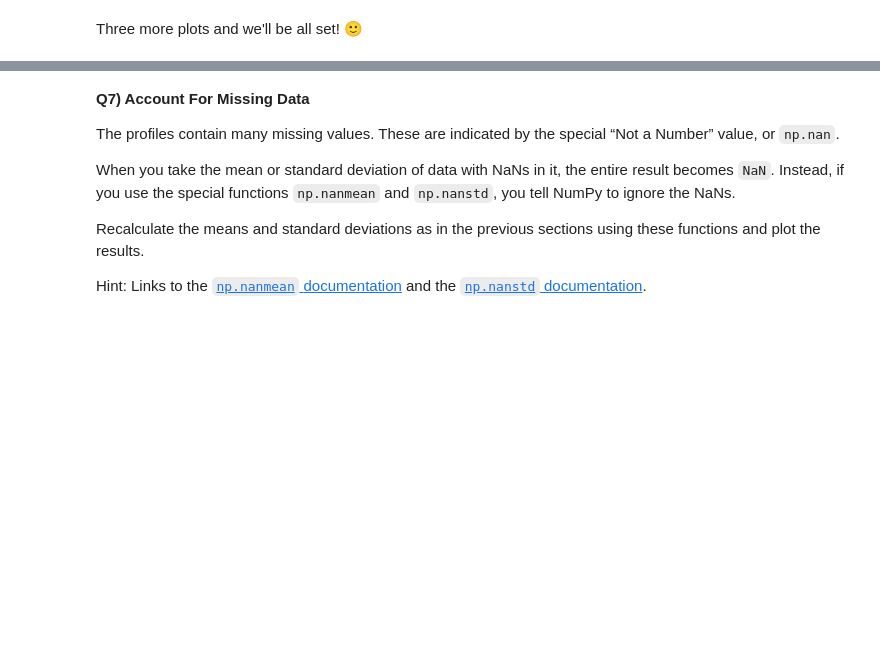
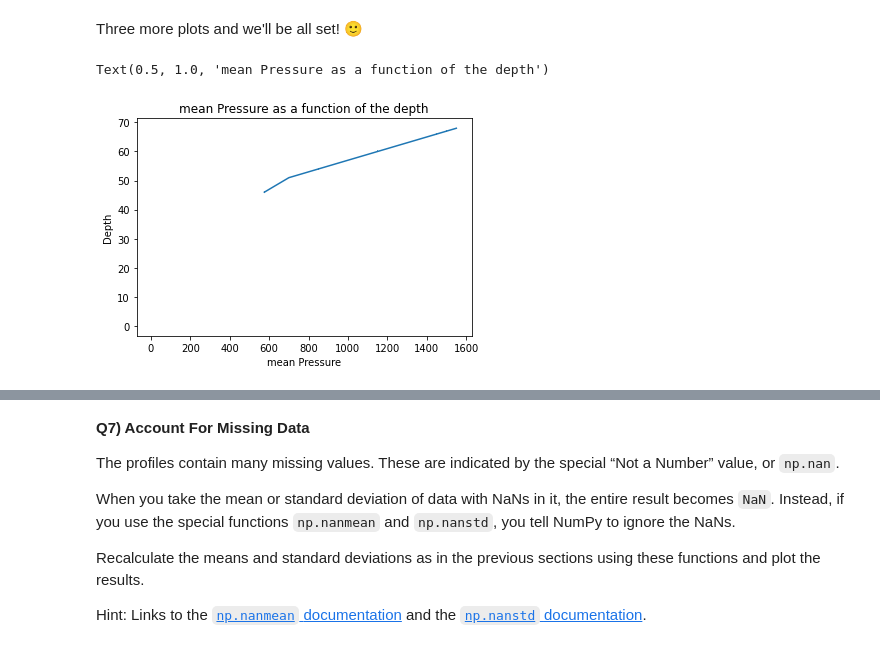
Before and after one commit to frouge1/2022_Intro_Python, a Jupyter notebook: Exercises/W2_S1.ipynb, the cells around one changed output, grey strips where cells are left out. Cells and saved outputs as stored; diff of their text form; code cells hidden in the pictures; blank space fills up the shorter version.

```diff
--- a/Exercises/W2_S1.ipynb
+++ b/Exercises/W2_S1.ipynb
@@ -244,2 +242,6 @@ ___
+# %%
+mean_P = np.mean(P,axis=1)
+mean_S = np.mean(S,axis=1)
+mean_rel_den = np.mean(rel_dens,axis=1)
 # %% [markdown]
 ... and the standard deviations.
@@ -265,2 +278,10 @@ plt.title(___)
 # %% [markdown]
 Three more plots and we'll be all set! 🙂
+# %%
+plt.errorbar(mean_P,level,xerr=P_std)
+plt.xlabel("mean Pressure")
+plt.ylabel("Depth")
+plt.title("mean Pressure as a function of the depth")
+# %% [output]
+Text(0.5, 1.0, 'mean Pressure as a function of the depth')
+[figure, added]
```
Also changed, not shown: parts of 18 cells of this notebook.
